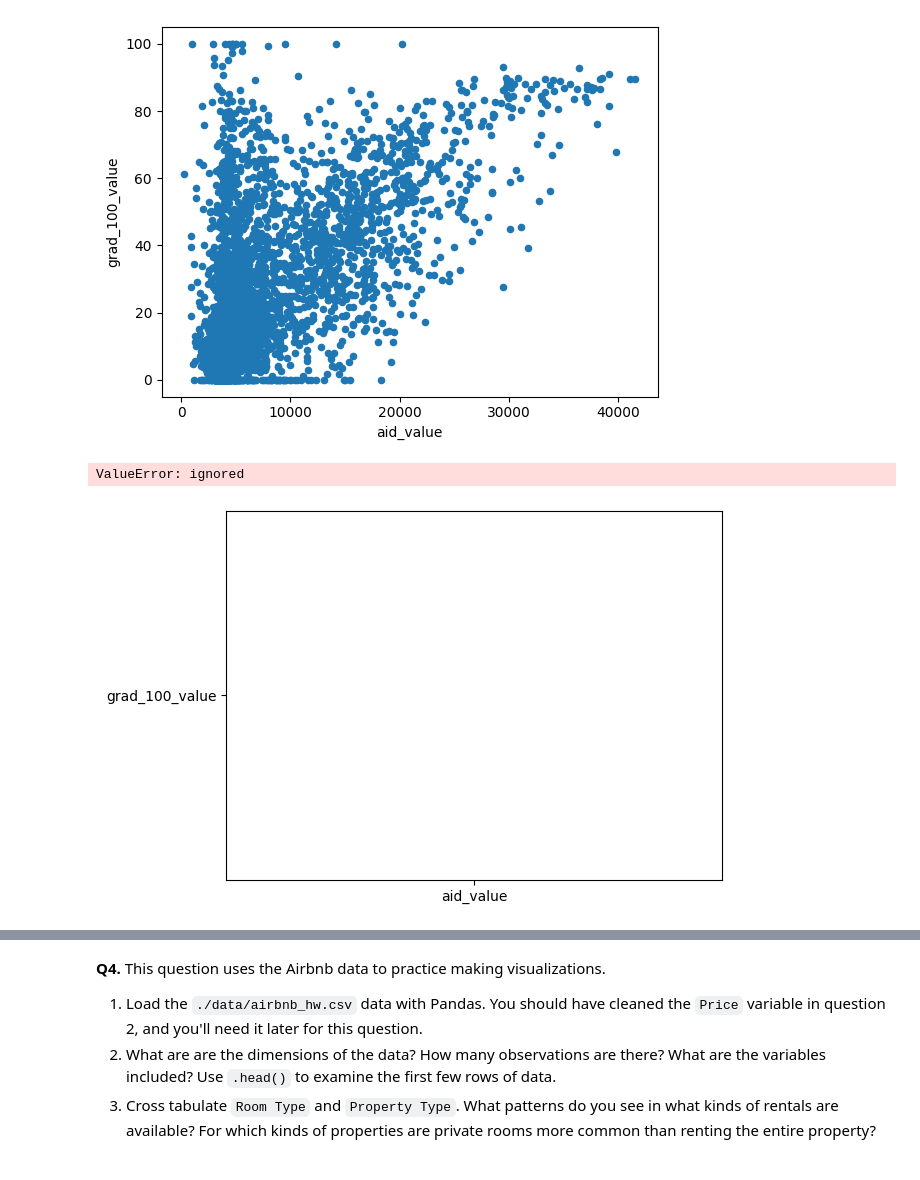
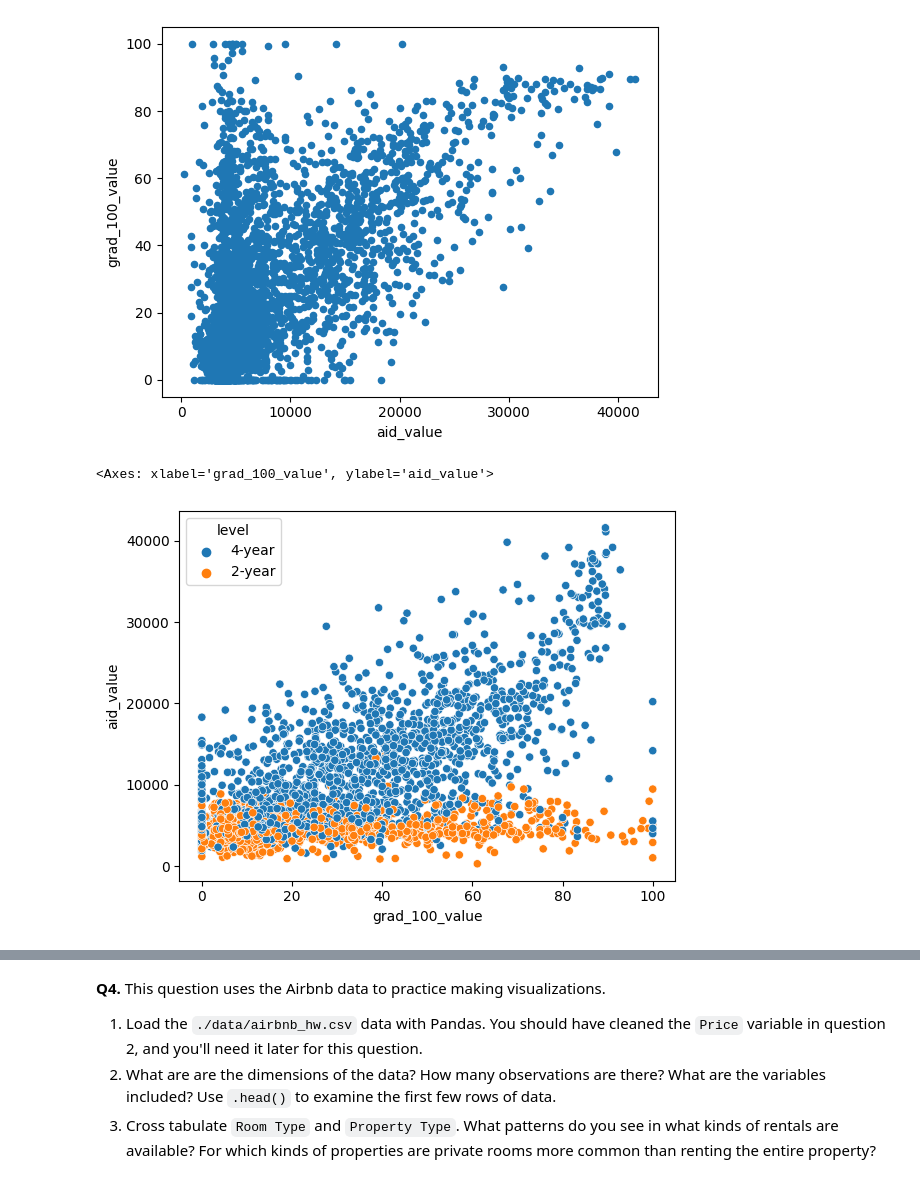
Before and after one commit to BAltenburger/assignment2, a Jupyter notebook: assignment2.ipynb, the cells around one changed output, grey strips where cells are left out. Drawn from its saved outputs; the diff is of its cells as text; code cells hidden in the pictures.

```diff
--- a/assignment2.ipynb
+++ b/assignment2.ipynb
@@ -338,8 +337,9 @@ df.plot.scatter(y='grad_100_value',x='aid_value')
 <Axes: xlabel='aid_value', ylabel='grad_100_value'>
 [figure]
 # %%
-plt.scatter(y='grad_100_value',x='aid_value', c = 'level')
-plt.show()
+sns.scatterplot(data=df, x='grad_100_value', y='aid_value', hue='level')
+# Based off this graph, aid does not increase graduation rate at a 2-year college
+# However, it does seem to increase graduation rates at a 4-year college
 # %% [output]
-ValueError: ignored
+<Axes: xlabel='grad_100_value', ylabel='aid_value'>
-[figure, old version]
+[figure, new version]
```
Also changed, not shown: parts of 21 cells of this notebook.
